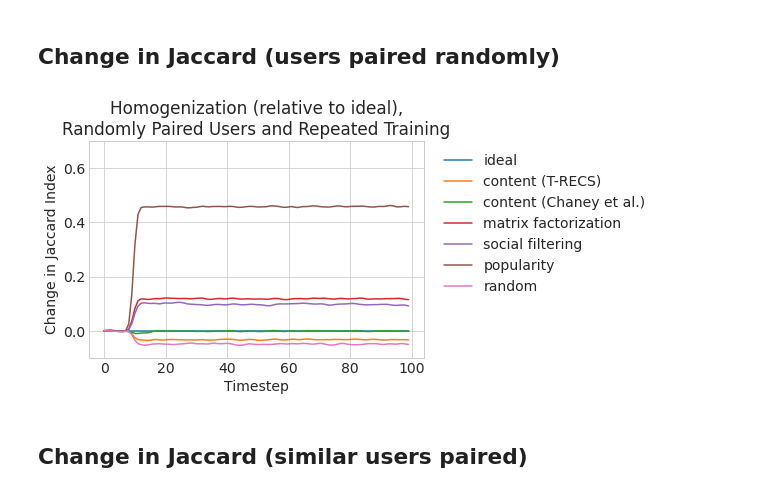
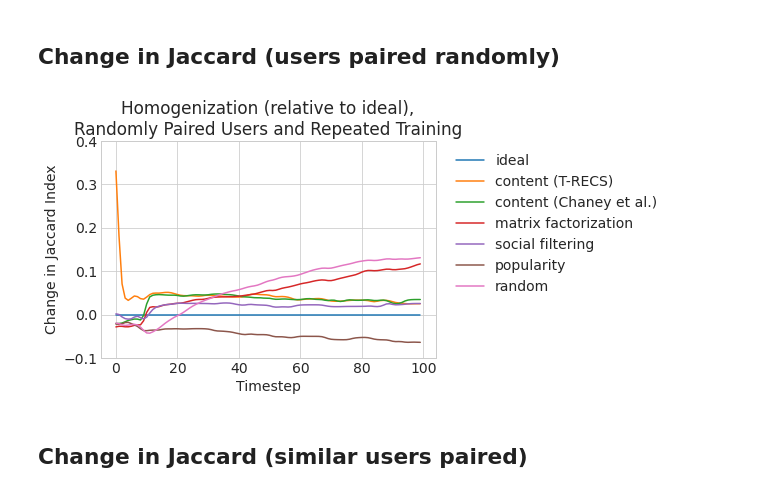
Before and after one commit to sunnymatt/t-recs-experiments, a Jupyter notebook: notebooks/chaney_replication.ipynb, the cells around one changed output. Saved outputs shown, nothing was run; the diff lists cells and outputs as text; code cells hidden in the pictures.

Commit message:
Use item interaction jaccard similarity

```diff
--- a/notebooks/chaney_replication.ipynb
+++ b/notebooks/chaney_replication.ipynb
@@ -323,7 +337,7 @@ for i in range(num_sims):
     u = Users(actual_user_scores = noisy_scores, size=(num_users, num_attrs), num_users=num_users, attention_exp=-0.8)
     # recommender has the ideal item representation and ideal user representation
     ideal_rec = IdealRecommender(user_representation=true_prefs, item_representation=item_representation, actual_user_representation=u, score_fn=perfect_score_fn(true_scores))
-    ideal_rec.add_metrics(JaccardSimilarity(pairs), SimilarUserJaccard())
+    ideal_rec.add_metrics(InteractionSimilarity(pairs), SimilarUserInteractionSimilarity())
     ideal_rec.startup_and_train(timesteps=startup_iters)
     ideal_rec.run(
         timesteps=sim_iters,
@@ -335,7 +349,7 @@ for i in range(num_sims):
     # normal Content Filtering model for comparison
     # model only gets item attributes, doesn't know the user preferences
     content = ContentFiltering(item_representation=item_representation, actual_user_representation=u)
-    content.add_metrics(JaccardSimilarity(pairs), SimilarUserJaccard())
+    content.add_metrics(InteractionSimilarity(pairs), SimilarUserInteractionSimilarity())
     content.startup_and_train(timesteps=startup_iters)
 
     content.run(
@@ -347,7 +361,7 @@ for i in range(num_sims):
 
     # chaney content filtering
     chaney = ChaneyContent(item_representation=item_representation, actual_user_representation=u)
-    chaney.add_metrics(JaccardSimilarity(pairs), SimilarUserJaccard())
+    chaney.add_metrics(InteractionSimilarity(pairs), SimilarUserInteractionSimilarity())
     chaney.startup_and_train(timesteps=startup_iters)
 
     chaney.run(
@@ -359,7 +373,7 @@ for i in range(num_sims):
 
     # matrix factorization
     mf = ImplicitMF(actual_item_representation=item_representation, actual_user_representation=u)
-    mf.add_metrics(JaccardSimilarity(pairs), SimilarUserJaccard())
+    mf.add_metrics(InteractionSimilarity(pairs), SimilarUserInteractionSimilarity())
     mf.startup_and_train(timesteps=startup_iters)
 
     mf.run(
@@ -373,7 +387,7 @@ for i in range(num_sims):
     # social filtering
     # translate covariance matrix into social network (enforces homophily)
     sf = SocialFiltering(user_representation=social_networks[i], actual_item_representation=item_representation, actual_user_representation=u)
-    sf.add_metrics(JaccardSimilarity(pairs), SimilarUserJaccard())
+    sf.add_metrics(InteractionSimilarity(pairs), SimilarUserInteractionSimilarity())
     sf.startup_and_train(timesteps=startup_iters)
     sf.run(
         timesteps=sim_iters,
@@ -384,7 +398,7 @@ for i in range(num_sims):
 
     # popularity model
     p = PopularityRecommender(actual_item_representation=item_representation, actual_user_representation=u, num_items=num_items, num_users=num_users)
-    p.add_metrics(JaccardSimilarity(pairs), SimilarUserJaccard())
+    p.add_metrics(InteractionSimilarity(pairs), SimilarUserInteractionSimilarity())
     p.startup_and_train(timesteps=startup_iters)
     p.run(
         timesteps=sim_iters,
@@ -395,7 +409,7 @@ for i in range(num_sims):
 
     # random recommender
     r = RandomRecommender(item_representation=item_representation, actual_user_representation=u, num_items=num_items, num_users=num_users)
-    r.add_metrics(JaccardSimilarity(pairs), JaccardSimilarity(pairs, name="similar_user_jaccard")) # random pairing of users
+    r.add_metrics(InteractionSimilarity(pairs), InteractionSimilarity(pairs, name="similar_user_jaccard")) # random pairing of users
     r.startup_and_train(timesteps=startup_iters)
     r.run(
         timesteps=sim_iters,
@@ -405,19 +419,19 @@ for i in range(num_sims):
 
     # extract results from each model
     rep_train_results["sim_users"]["ideal"].append(process_measurement(ideal_rec, "similar_user_jaccard"))
-    rep_train_results["random_users"]["ideal"].append(process_measurement(ideal_rec, "jaccard_similarity"))
+    rep_train_results["random_users"]["ideal"].append(process_measurement(ideal_rec, "interaction_similarity"))
     rep_train_results["sim_users"]["content_ours"].append(process_measurement(content, "similar_user_jaccard"))
-    rep_train_results["random_users"]["content_ours"].append(process_measurement(content, "jaccard_similarity"))
+    rep_train_results["random_users"]["content_ours"].append(process_measurement(content, "interaction_similarity"))
     rep_train_results["sim_users"]["content_chaney"].append(process_measurement(chaney, "similar_user_jaccard"))
-    rep_train_results["random_users"]["content_chaney"].append(process_measurement(chaney, "jaccard_similarity"))
+    rep_train_results["random_users"]["content_chaney"].append(process_measurement(chaney, "interaction_similarity"))
     rep_train_results["sim_users"]["mf"].append(process_measurement(mf, "similar_user_jaccard"))
-    rep_train_results["random_users"]["mf"].append(process_measurement(mf, "jaccard_similarity"))
+    rep_train_results["random_users"]["mf"].append(process_measurement(mf, "interaction_similarity"))
     rep_train_results["sim_users"]["sf"].append(process_measurement(sf, "similar_user_jaccard"))
-    rep_train_results["random_users"]["sf"].append(process_measurement(sf, "jaccard_similarity"))
+    rep_train_results["random_users"]["sf"].append(process_measurement(sf, "interaction_similarity"))
     rep_train_results["sim_users"]["popularity"].append(process_measurement(p, "similar_user_jaccard"))
-    rep_train_results["random_users"]["popularity"].append(process_measurement(p, "jaccard_similarity"))
+    rep_train_results["random_users"]["popularity"].append(process_measurement(p, "interaction_similarity"))
     rep_train_results["sim_users"]["random"].append(process_measurement(r, "similar_user_jaccard"))
-    rep_train_results["random_users"]["random"].append(process_measurement(r, "jaccard_similarity"))
+    rep_train_results["random_users"]["random"].append(process_measurement(r, "interaction_similarity"))
 # %% [markdown]
 ## Change in Jaccard (users paired randomly)
 # %%
@@ -442,14 +456,14 @@ id_to_readable = {
 # %%
 for m in model_keys:
     plt.plot(gaussian_filter1d(np.copy(relative_jaccard[m][:200]), sigma=sigma), label=id_to_readable[m])
 plt.ylabel("Change in Jaccard Index")
 plt.xlabel("Timestep")
 plt.legend(facecolor='white', framealpha=1, loc='upper right', bbox_to_anchor=(1.7, 1.0))
-plt.ylim(-0.1, 0.7)
+plt.ylim(-0.1, 0.4)
 plt.title("Homogenization (relative to ideal),\nRandomly Paired Users and Repeated Training")
 plt.savefig('repeated_training_random_pair.pdf', bbox_inches = "tight")
 # %% [output]
-[figure, old version]
+[figure, new version]
 # %% [markdown]
 ## Change in Jaccard (similar users paired)
 # %%
```
Also changed, not shown: parts of 11 cells of this notebook.
